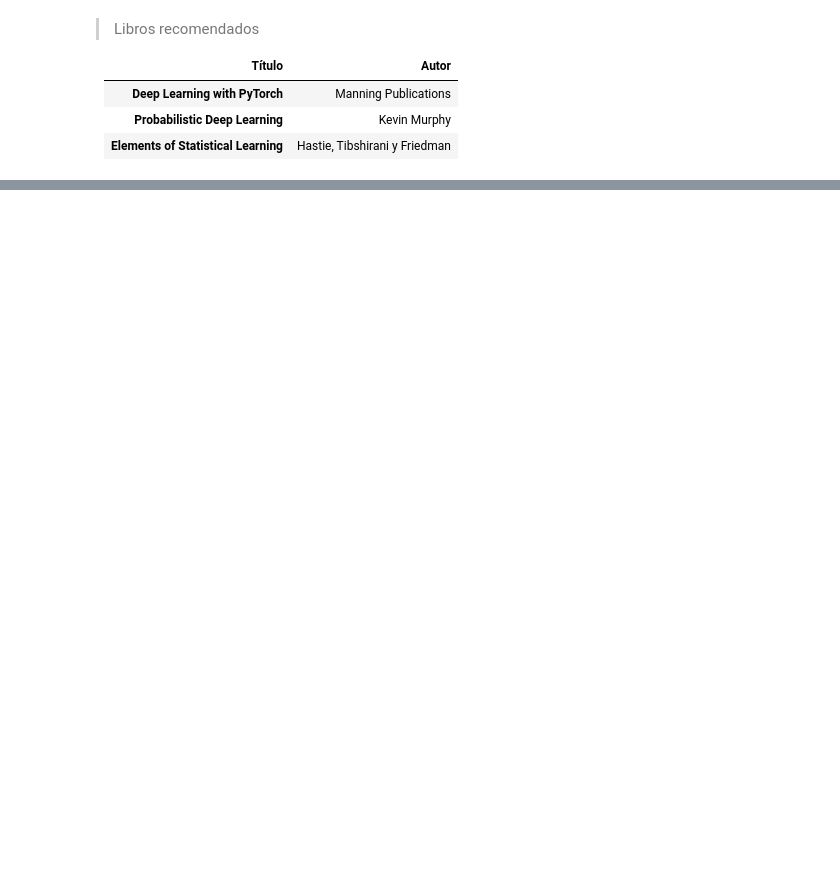
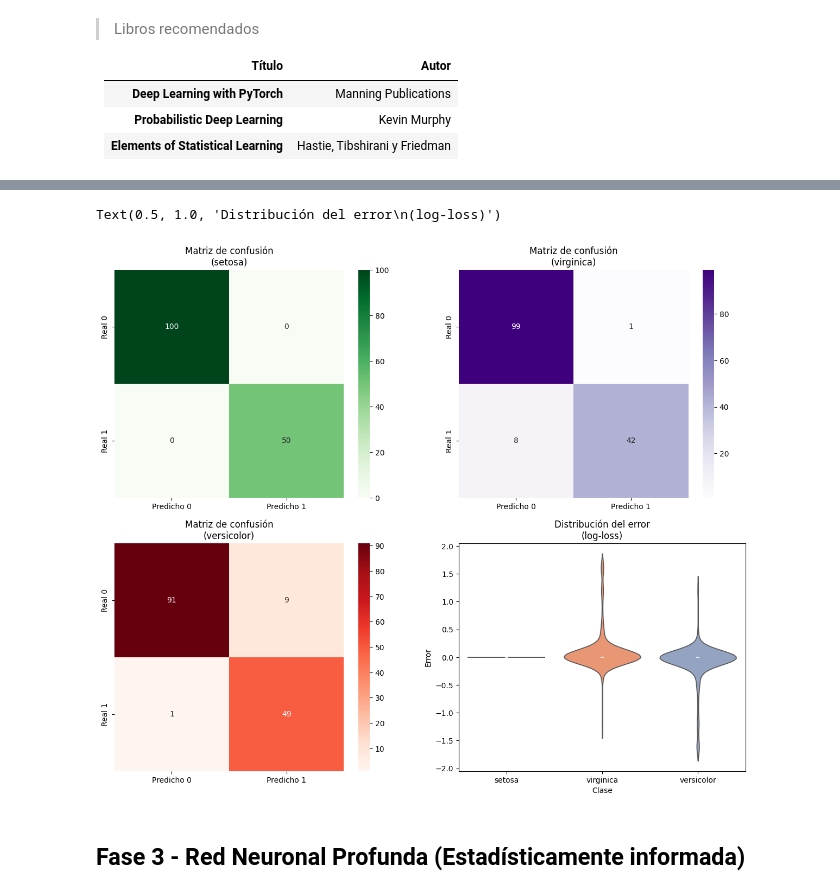
Before and after one commit to dragonnomada/mcmai-tmmii, a Jupyter notebook: Parte II/Exposición 2 - Trabajo Final/Trabajo Final.ipynb, the cells around one changed output, grey strips where cells are left out. Cells and saved outputs as stored; diff of their text form; code cells hidden in the pictures; blank space fills up the shorter version.

```diff
--- a/Parte II/Exposición 2 - Trabajo Final/Trabajo Final.ipynb
+++ b/Parte II/Exposición 2 - Trabajo Final/Trabajo Final.ipynb
@@ -163,0 +315,2 @@ Título | Autor
+# %%
+model.fit(Xa, ya, batch_size=20, epochs=10)
@@ -163,0 +348,4 @@ Título | Autor
+# %%
+reporte1 = pandas.DataFrame(model.predict(X), columns=["setosa (p)", "versicolor (p)", "virginica (p)"]).round(1).join(iris[["setosa", "versicolor", "virginica"]])
+
+reporte1
@@ -163,0 +367,3 @@ Título | Autor
+# %%
+reporte2 = reporte1[["setosa", "setosa (p)", "virginica", "virginica (p)", "versicolor", "versicolor (p)"]]
+reporte2
@@ -163,0 +404,3 @@ Título | Autor
+# %%
+reporte3 = (reporte2 >= 0.5).astype(int)
+reporte3
@@ -163,0 +441,56 @@ Título | Autor
+# %%
+from sklearn.metrics import (
+    confusion_matrix,
+    log_loss
+)
+
+figure, axis = pyplot.subplots(2, 2, figsize=(15, 12))
+
+cmaps = ["Greens", "Purples", "Reds"]
+
+errors = numpy.zeros((150, 3))
+
+for i, clase in enumerate(["setosa", "virginica", "versicolor"]):
+
+    y_true = reporte3[f"{clase}"]
+    y_pred = reporte3[f"{clase} (p)"]
+    y_proba = reporte2[f"{clase} (p)"]
+
+    tn, fp, fn, tp = confusion_matrix(y_true, y_pred).ravel()
+
+    matrix = pandas.DataFrame([
+        [tn, fp],
+        [fn, tp]
+    ], columns=["Predicho 0", "Predicho 1"], index=["Real 0", "Real 1"])
+
+    # print(f"\nMatriz de confusión para clase {clase}:\n")
+    # print(matrix)
+    seaborn.heatmap(matrix, ax=axis[int(i / 2), i % 2], annot=True, cmap=cmaps[i], fmt=".0f")
+    axis[int(i / 2), i % 2].set_title(f"Matriz de confusión\n({clase})")
+
+    epsilon = 1e-6  # pequeño valor para evitar log(0)
+    y_proba = numpy.clip(y_proba, epsilon, 1 - epsilon)
+    errors[:, i] = - (y_true * numpy.log(y_proba)) + (1 - y_true) * numpy.log(1 - y_proba)
+
+# axis[1, 1].set_visible(False)
+# seaborn.boxplot(iris, x="variety", y=errors, hue="variety", showfliers=False, ax=axis[1, 1], palette="Set2")
+# pandas.DataFrame(errors, columns=["setosa", "virginica", "versicolor"]).plot.box(ax=axis[1, 1])
+
+log_errors = pandas.DataFrame(errors, columns=["setosa", "virginica", "versicolor"])
+log_errors["id"] = log_errors.index  # agregar id
+log_errors_long = log_errors.melt(id_vars="id", var_name="Clase", value_name="Error")
+
+seaborn.violinplot(
+    data=log_errors_long,
+    x="Clase",
+    y="Error",
+    hue="Clase",
+    palette="Set2",
+    ax=axis[1, 1]
+)
+axis[1, 1].set_title("Distribución del error\n(log-loss)")
+# %% [output]
+Text(0.5, 1.0, 'Distribución del error\n(log-loss)')
+[figure, added]
+# %% [markdown]
+## Fase 3 - Red Neuronal Profunda (Estadísticamente informada)
```
Also changed, not shown: parts of 24 cells of this notebook, 2 other files.
